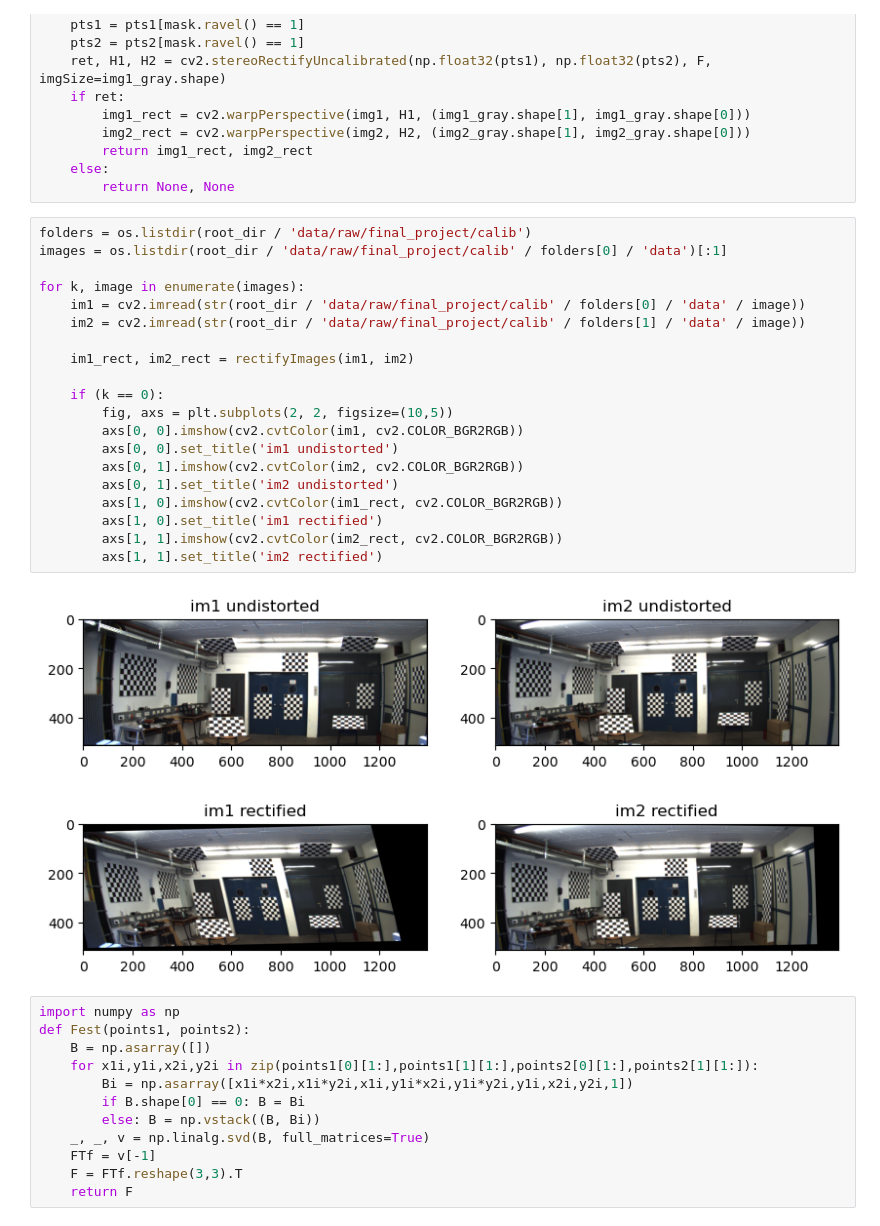
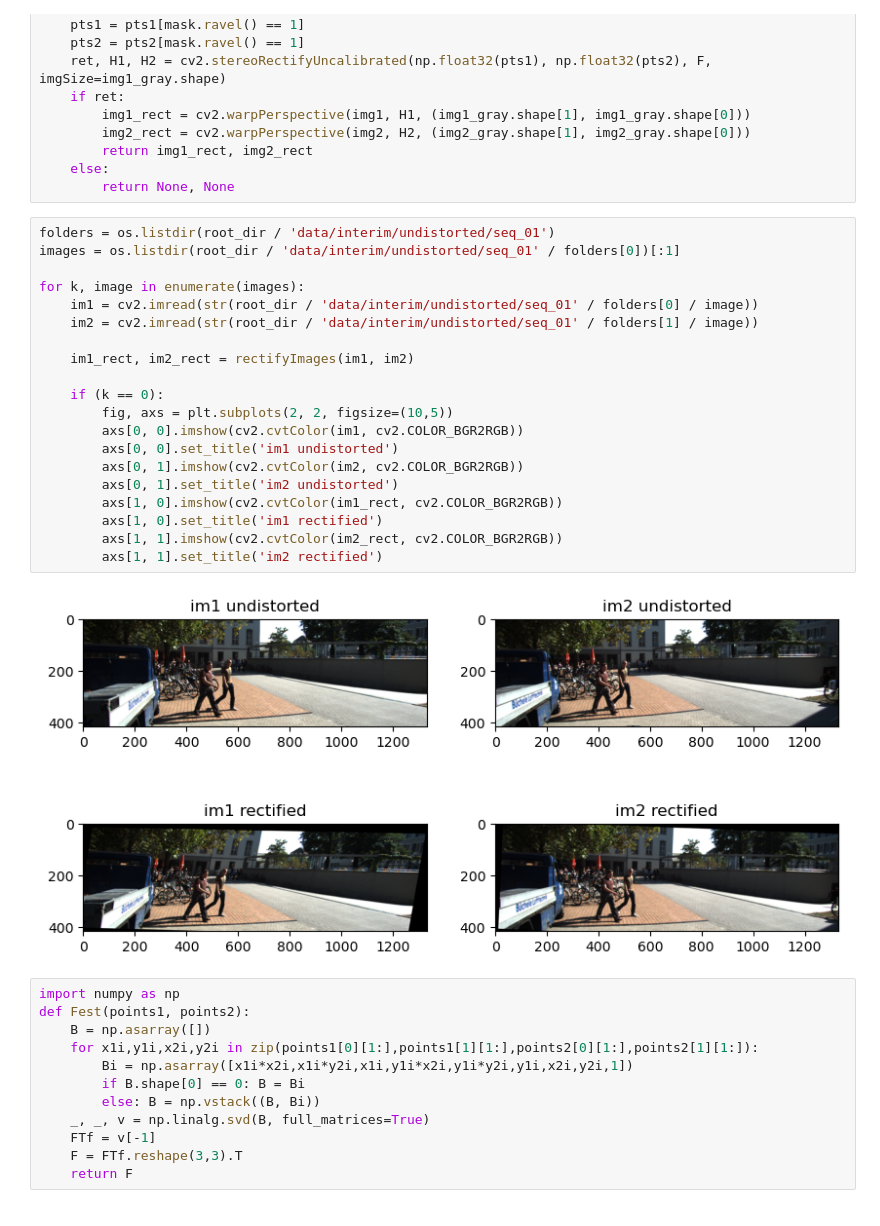
Before and after one commit to KarolRafalCharylo/PFAS---final-project, a Jupyter notebook: notebooks/farkas-2-rectification.ipynb, the cells around one changed output. Saved outputs shown, nothing was run; the diff lists cells and outputs as text.

```diff
--- a/notebooks/farkas-2-rectification.ipynb
+++ b/notebooks/farkas-2-rectification.ipynb
@@ -38,27 +38,27 @@ def rectifyImages(img1, img2, nb_matches=200):
     else:
         return None, None
 # %%
-folders = os.listdir(root_dir / 'data/raw/final_project/calib')
-images = os.listdir(root_dir / 'data/raw/final_project/calib' / folders[0] / 'data')[:1]
+folders = os.listdir(root_dir / 'data/interim/undistorted/seq_01')
+images = os.listdir(root_dir / 'data/interim/undistorted/seq_01' / folders[0])[:1]
 
 for k, image in enumerate(images):
-    im1 = cv2.imread(str(root_dir / 'data/raw/final_project/calib' / folders[0] / 'data' / image))
-    im2 = cv2.imread(str(root_dir / 'data/raw/final_project/calib' / folders[1] / 'data' / image))
+    im1 = cv2.imread(str(root_dir / 'data/interim/undistorted/seq_01' / folders[0] / image))
+    im2 = cv2.imread(str(root_dir / 'data/interim/undistorted/seq_01' / folders[1] / image))
 
     im1_rect, im2_rect = rectifyImages(im1, im2)
 
     if (k == 0):
         fig, axs = plt.subplots(2, 2, figsize=(10,5))
         axs[0, 0].imshow(cv2.cvtColor(im1, cv2.COLOR_BGR2RGB))
         axs[0, 0].set_title('im1 undistorted')
         axs[0, 1].imshow(cv2.cvtColor(im2, cv2.COLOR_BGR2RGB))
         axs[0, 1].set_title('im2 undistorted')
         axs[1, 0].imshow(cv2.cvtColor(im1_rect, cv2.COLOR_BGR2RGB))
         axs[1, 0].set_title('im1 rectified')
         axs[1, 1].imshow(cv2.cvtColor(im2_rect, cv2.COLOR_BGR2RGB))
         axs[1, 1].set_title('im2 rectified')
 # %% [output]
-[figure, old version]
+[figure, new version]
 # %%
 import numpy as np
 def Fest(points1, points2):
```
